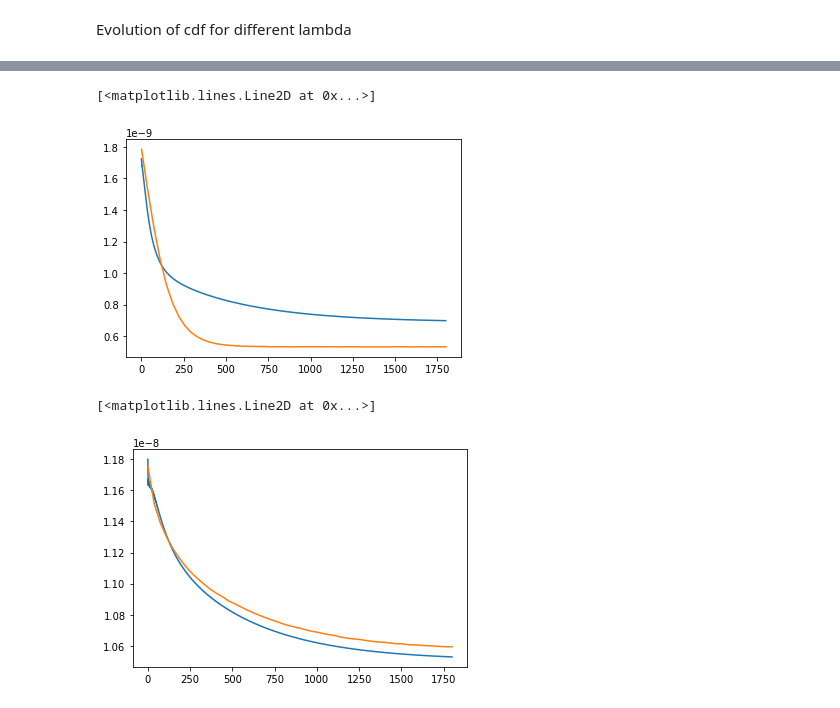
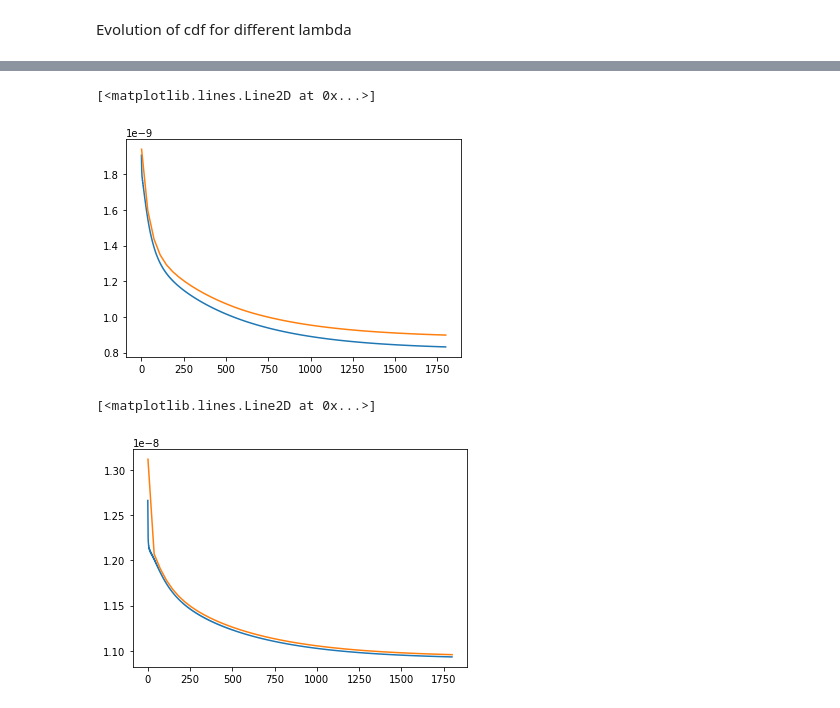
Before and after one commit to dbelivanis/Information-Theory-2, a Jupyter notebook: Optimization/check.ipynb, the cells around one changed output, grey strips where cells are left out. Saved outputs shown, nothing was run; the diff lists cells and outputs as text; code cells hidden in the pictures.

```diff
--- a/Optimization/check.ipynb
+++ b/Optimization/check.ipynb
@@ -66,6 +66,6 @@ def plot_cdf(p,qoi,time_step,epoch,label=''):
 # %% [markdown]
 Evolution of cdf for different lambda
 # %%
-q_MC_x = np.loadtxt(f"{train_loc}Q_x_5.txt")
-q_MC_y = np.loadtxt(f"{train_loc}Q_y_5.txt")
+q_MC_x = np.loadtxt(f"{train_loc}Q_x_mid.txt")
+q_MC_y = np.loadtxt(f"{train_loc}Q_y_mid.txt")
 # %%
@@ -78,5 +79,5 @@ IndexError: index 121 is out of bounds for axis 0 with size 115
 # %%
-epoch = 0
+epoch = 80
 
 
 plt.plot(q_MC_y.mean(axis=0))
@@ -90,19 +91,19 @@ plt.plot(np.linspace(1,1800,N_steps),np.inner(q_y[epoch,:,:].T,p[epoch,:]))
 # plt.plot(np.linspace(1,1800,N_steps),q_y[epoch,0:4,:].min(axis=0))
 # %% [output]
 [<matplotlib.lines.Line2D at 0x...>]
-[figure, old version]
+[figure, new version]
 # %%
-epoch = 1
+epoch = 80
 plt.plot(q_MC_x.mean(axis=0))
 # plt.plot(q_MC_x.min(axis=0))
 # plt.plot(q_MC_x.max(axis=0))
 
 plt.plot(np.linspace(1,1800,N_steps),np.inner(q_x[epoch,:,:].T,p[epoch,:]))
 # plt.plot(np.linspace(1,1800,N_steps),q_x[epoch,0:4,:].max(axis=0))
 # plt.plot(np.linspace(1,1800,N_steps),q_x[epoch,0:4,:].min(axis=0))
 # %% [output]
 [<matplotlib.lines.Line2D at 0x...>]
-[figure, old version]
+[figure, new version]
 # %%
 p[50,:]
 # %% [output]
```
Also changed, not shown: parts of 16 cells of this notebook, 3 other files.
